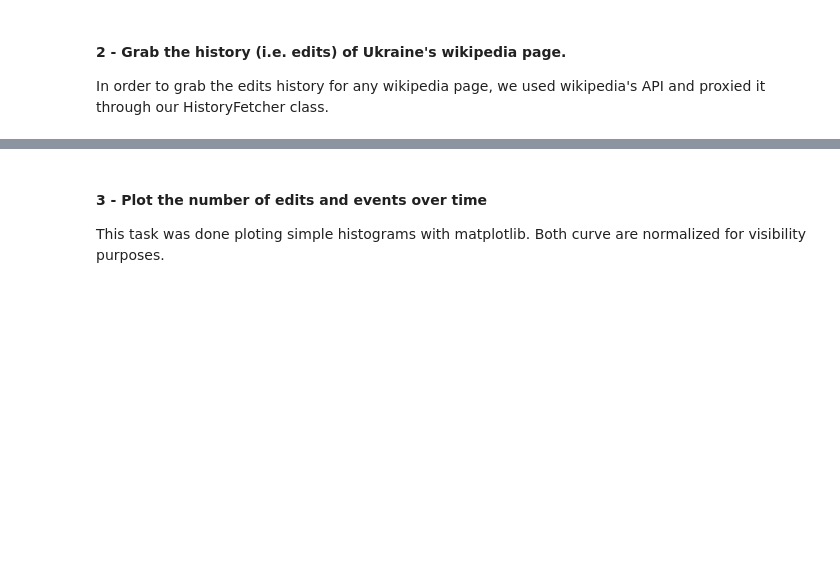
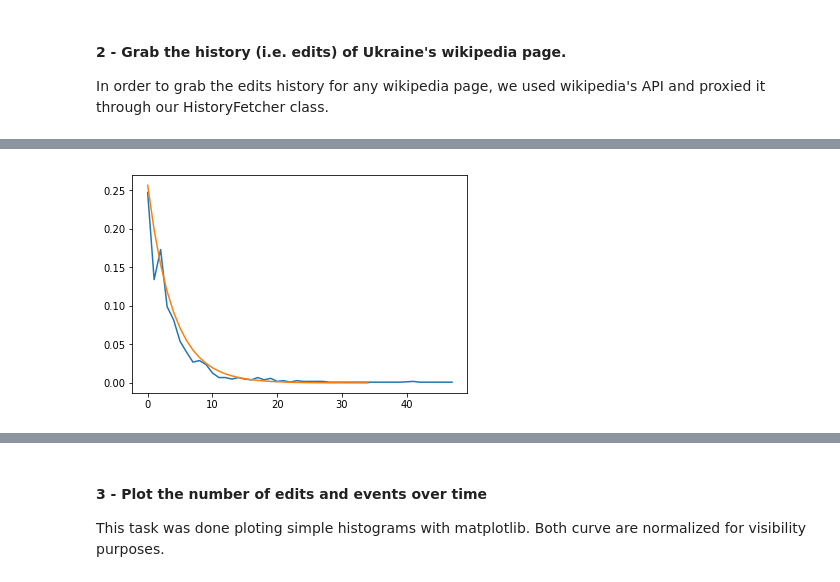
Before and after one commit to Amaumaury/ada-2017, a Jupyter notebook: project/Milestone2.ipynb, the cells around one changed output, grey strips where cells are left out. Drawn from its saved outputs; the diff is of its cells as text; code cells hidden in the pictures; blank space fills up the shorter version.

```diff
--- a/project/Milestone2.ipynb
+++ b/project/Milestone2.ipynb
@@ -89,0 +242,4 @@ ukraine_edits_dates = list(map(lambda revision: revision['timestamp'], response)
+# %%
+nb_of_nb = [i / sum(nb_of_nb) for i in nb_of_nb]
+# %%
+lambda_estimator = len(n_wiki) / sum(n_wiki)
@@ -89,0 +250,12 @@ ukraine_edits_dates = list(map(lambda revision: revision['timestamp'], response)
+# %%
+def exponential_density(x, lambda_):
+    return lambda_ * np.exp(- lambda_ * x)
+# %%
+values = [exponential_density(i, lambda_estimator) for i in range(35)]
+# %%
+plt.plot(nb_of_edits, nb_of_nb)
+plt.plot(range(35), values)
+plt.plot()
+plt.show()
+# %% [output]
+[figure, added]
```
Also changed, not shown: parts of 35 cells of this notebook.
